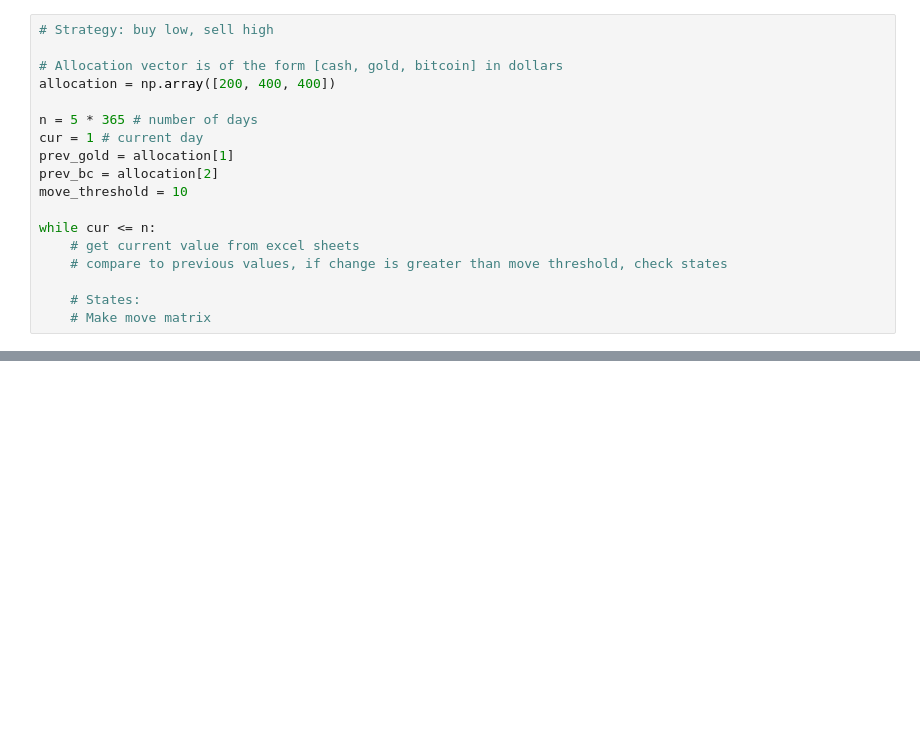
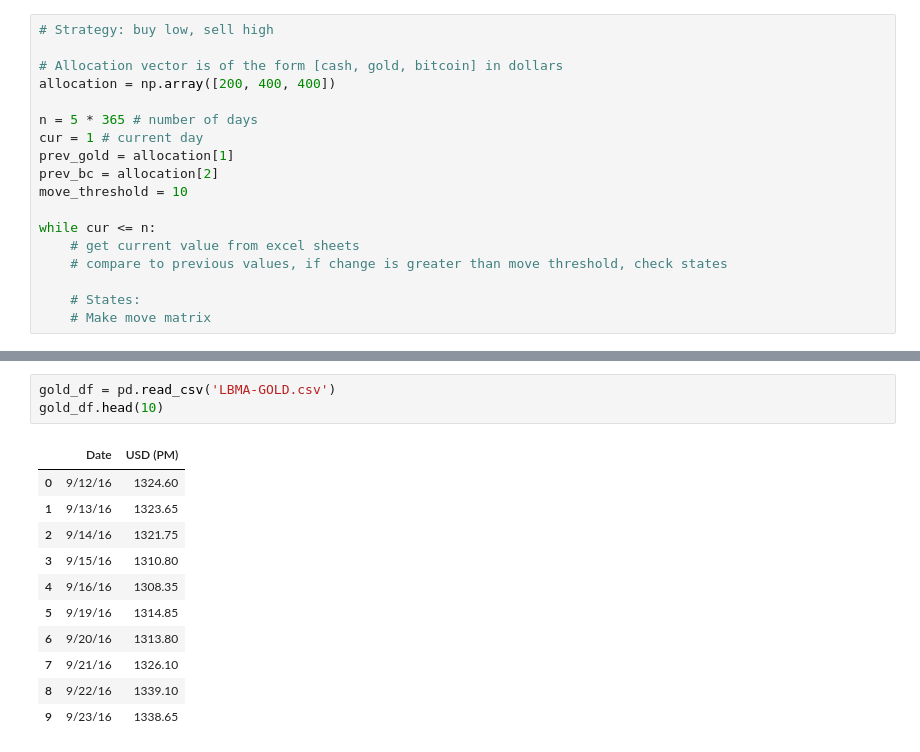
Before and after one commit to ivanakhoo/Trading_Optimizer, a Jupyter notebook: markov.ipynb, the cells around one changed output, grey strips where cells are left out. Saved outputs shown, nothing was run; the diff lists cells and outputs as text; blank space fills up the shorter version.

```diff
--- a/markov.ipynb
+++ b/markov.ipynb
@@ -34,0 +49,15 @@ while cur <= n:
+# %%
+gold_df = pd.read_csv('LBMA-GOLD.csv')
+gold_df.head(10)
+# %% [output]
+|  | Date | USD (PM) |
+| 0 | 9/12/16 | 1324.60 |
+| 1 | 9/13/16 | 1323.65 |
+| 2 | 9/14/16 | 1321.75 |
+| 3 | 9/15/16 | 1310.80 |
+| 4 | 9/16/16 | 1308.35 |
+| 5 | 9/19/16 | 1314.85 |
+| 6 | 9/20/16 | 1313.80 |
+| 7 | 9/21/16 | 1326.10 |
+| 8 | 9/22/16 | 1339.10 |
+| 9 | 9/23/16 | 1338.65 |
```
Also changed, not shown: parts of 8 cells of this notebook, 1 other file.
